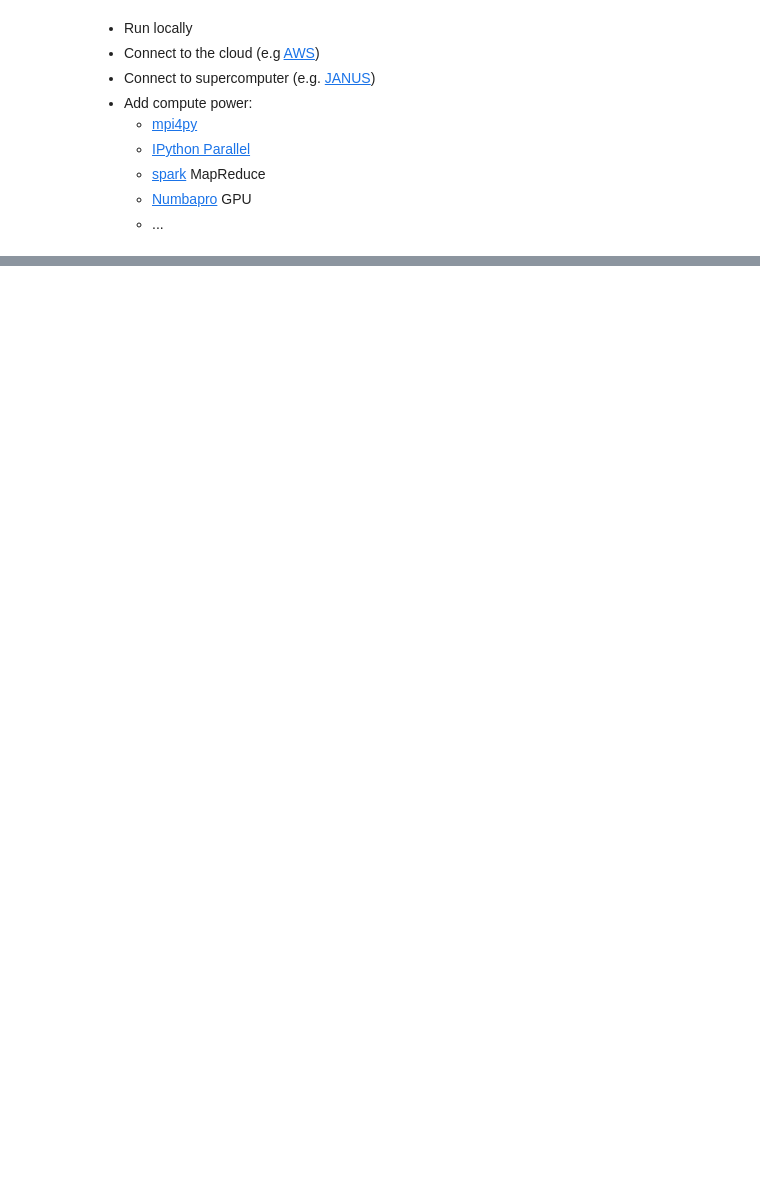
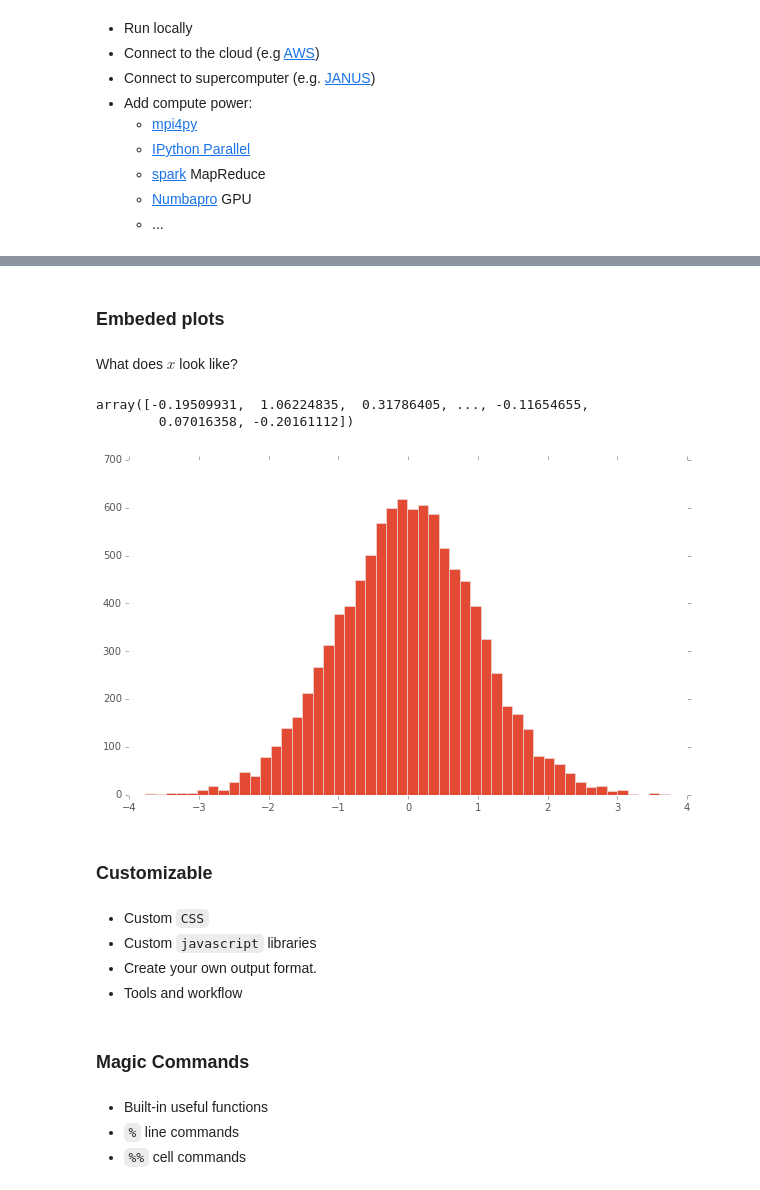
Before and after one commit to BenjaminBerhault/meetup_spring_2014, a Jupyter notebook: notebooks/lecture_17_notebook.ipynb, the cells around one changed output, grey strips where cells are left out. Saved outputs shown, nothing was run; the diff lists cells and outputs as text; code cells hidden in the pictures; blank space fills up the shorter version.

```diff
--- a/notebooks/lecture_17_notebook.ipynb
+++ b/notebooks/lecture_17_notebook.ipynb
@@ -90,0 +96,32 @@ with open('lecture_17_notebook.ipynb','r') as infile:
+# %% [markdown]
+### Embeded plots
+# %%
+import numpy as np
+x = np.random.randn(10000)
+# %% [markdown]
+What does $x$ look like?
+# %%
+x
+# %% [output]
+array([-0.19509931,  1.06224835,  0.31786405, ..., -0.11654655,
+        0.07016358, -0.20161112])
+# %%
+%matplotlib inline
+import matplotlib.pyplot as plt
+plt.hist(x, bins=50)
+plt.show()
+# %% [output]
+[figure, added]
+# %% [markdown]
+### Customizable
+# %% [markdown]
+- Custom `CSS`
+- Custom `javascript` libraries
+- Create your own output format.
+- Tools and workflow
+# %% [markdown]
+### Magic Commands
+# %% [markdown]
+- Built-in useful functions
+- `%` line commands
+- `%%` cell commands
```
Also changed, not shown: parts of 65 cells of this notebook.
